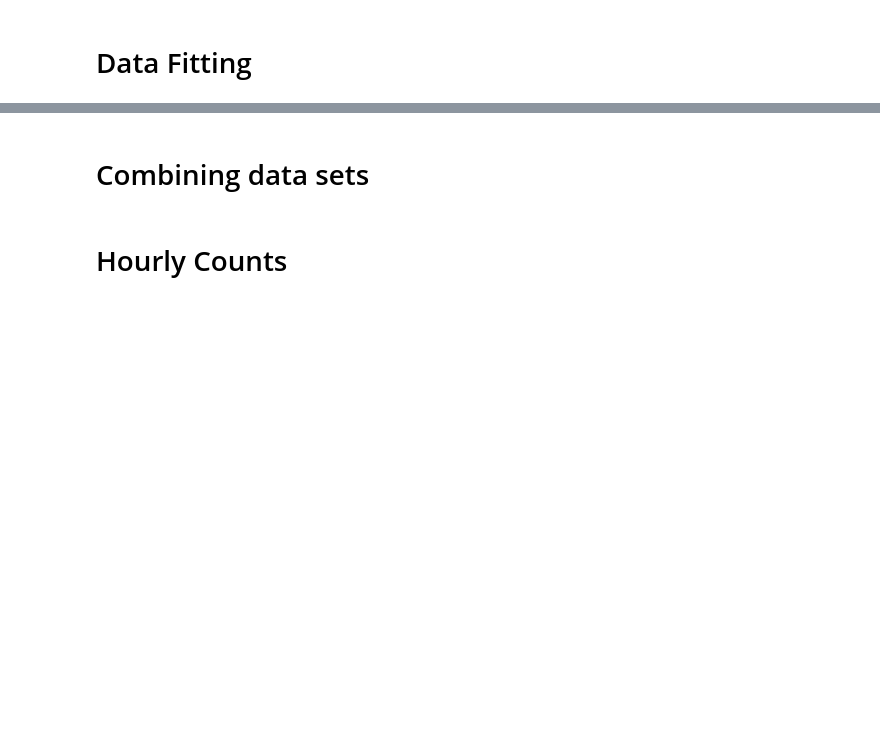
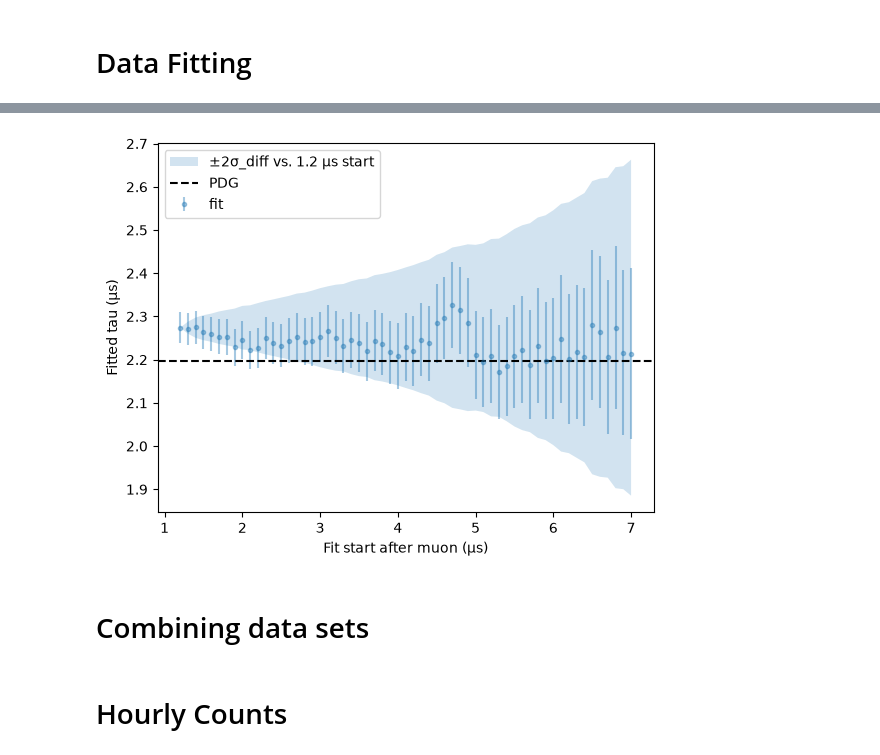
Before and after one commit to jasonrmay/ADV-Lab, a Jupyter notebook: muon-lifetime/Fitting_regime.ipynb, the cells around one changed output, grey strips where cells are left out. Saved outputs shown, nothing was run; the diff lists cells and outputs as text; code cells hidden in the pictures; blank space fills up the shorter version.

```diff
--- a/muon-lifetime/Fitting_regime.ipynb
+++ b/muon-lifetime/Fitting_regime.ipynb
@@ -526,3 +332,15 @@ delta tau over sigma diff 0.06620854528284213
+# %%
+band = np.sqrt(np.clip(errs**2 - errs[0]**2, 0, None))   # expected scatter vs. the first start
+plt.errorbar(start_times, taus, errs, fmt=".", alpha=0.4, label="fit")
+plt.fill_between(start_times, taus[0] - 2*band, taus[0] + 2*band, alpha=0.2,
+                 label=f"±2σ_diff vs. {start_times[0]} {mu}s start")
+plt.axhline(2.1969811, color="k", ls="--", label="PDG")
+plt.xlabel(f"Fit start after muon ({mu}s)")
+plt.ylabel(f"Fitted tau ({mu}s)")
+plt.legend()
+plt.show()
+# %% [output]
+[figure, added]
 # %% [markdown]
 # Combining data sets
 # %%
```
Also changed, not shown: parts of 25 cells of this notebook.
